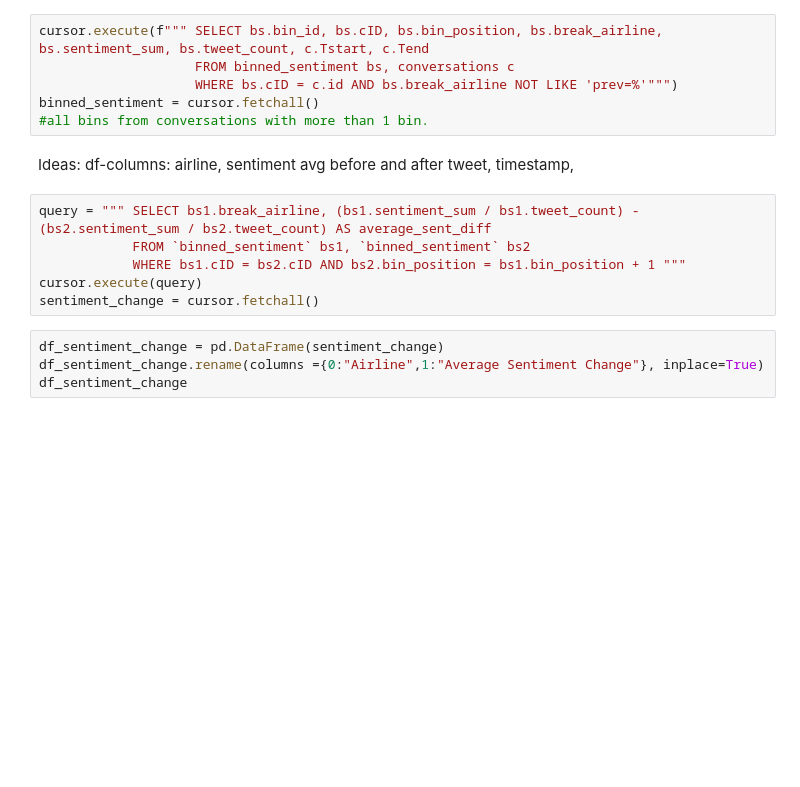
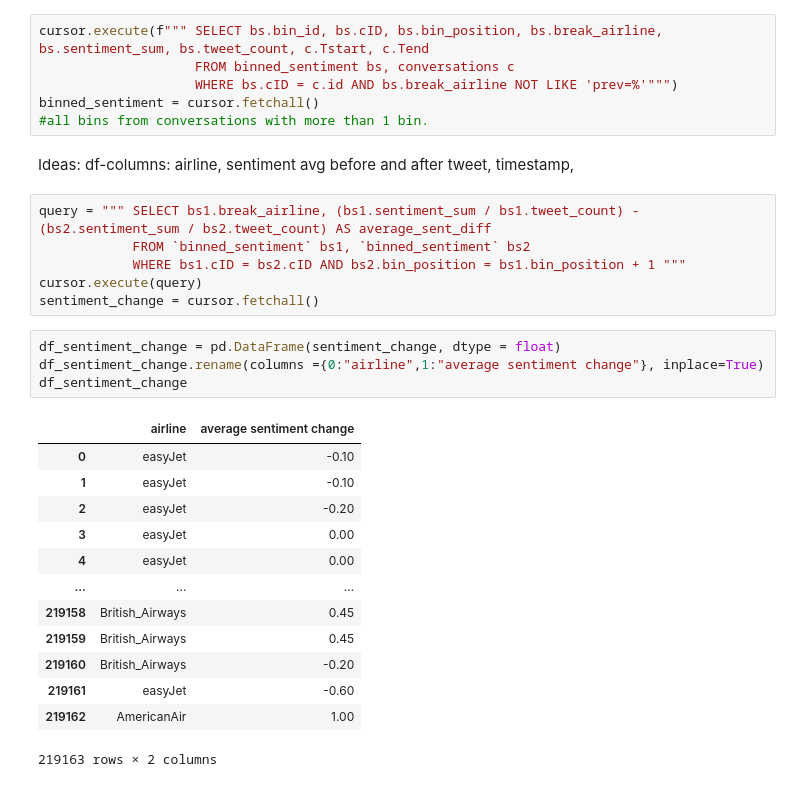
Before and after one commit to danamira/DBL-Data-Challenge, a Jupyter notebook: sentiment_change_graphs.ipynb, the cells around one changed output. Drawn from its saved outputs; the diff is of its cells as text; blank space fills up the shorter version.

```diff
--- a/sentiment_change_graphs.ipynb
+++ b/sentiment_change_graphs.ipynb
@@ -42,6 +42,20 @@ query = """ SELECT bs1.break_airline, (bs1.sentiment_sum / bs1.tweet_count) - (b
 cursor.execute(query)
 sentiment_change = cursor.fetchall()
 # %%
-df_sentiment_change = pd.DataFrame(sentiment_change)
-df_sentiment_change.rename(columns ={0:"Airline",1:"Average Sentiment Change"}, inplace=True)
+df_sentiment_change = pd.DataFrame(sentiment_change, dtype = float)
+df_sentiment_change.rename(columns ={0:"airline",1:"average sentiment change"}, inplace=True)
 df_sentiment_change
+# %% [output]
+|  | airline | average sentiment change |
+| 0 | easyJet | -0.10 |
+| 1 | easyJet | -0.10 |
+| 2 | easyJet | -0.20 |
+| 3 | easyJet | 0.00 |
+| 4 | easyJet | 0.00 |
+| ... | ... | ... |
+| 219158 | British_Airways | 0.45 |
+| 219159 | British_Airways | 0.45 |
+| 219160 | British_Airways | -0.20 |
+| 219161 | easyJet | -0.60 |
+| 219162 | AmericanAir | 1.00 |
+219163 rows × 2 columns
```
Also changed, not shown: parts of 1 cell of this notebook.
